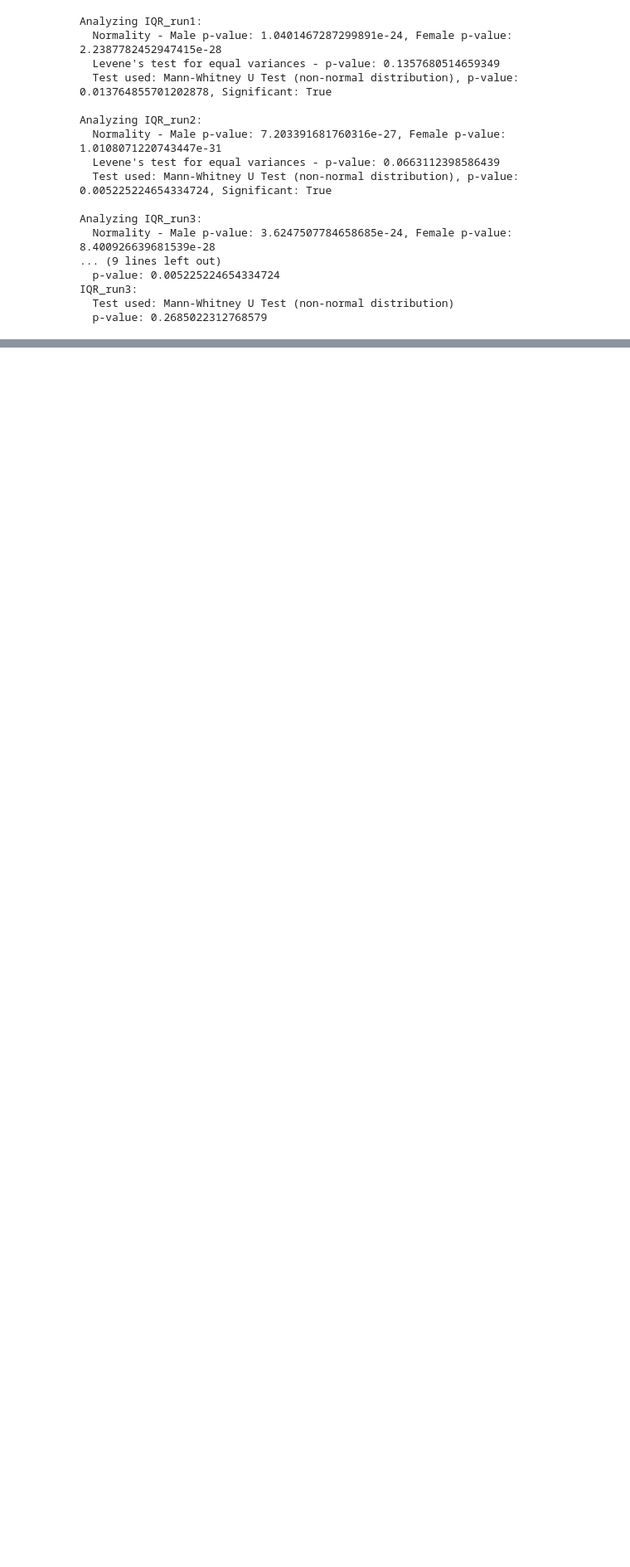
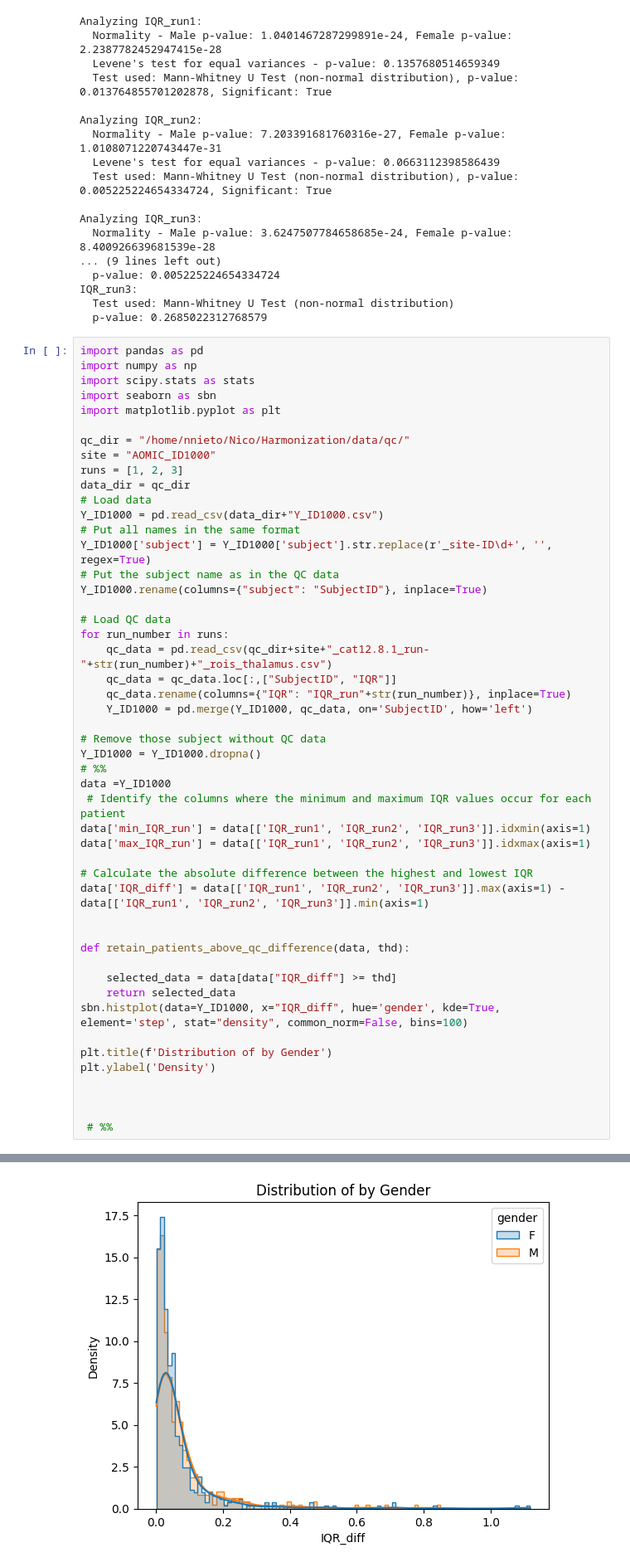
Before and after one commit to N-Nieto/QC, a Jupyter notebook: code/old/AOMIC_QC_distribution_plot.ipynb, the cells around one changed output, grey strips where cells are left out. Shown: that part at 83% size. Saved outputs shown, nothing was run; the diff lists cells and outputs as text; blank space fills up the shorter version.

```diff
--- a/code/plots/AOMIC_QC_distribution_plot.ipynb
+++ b/code/old/AOMIC_QC_distribution_plot.ipynb
@@ -180,3 +180,53 @@ Analyzing IQR_run3:
 IQR_run3:
   Test used: Mann-Whitney U Test (non-normal distribution)
   p-value: 0.2685022312768579
+# %%
+import pandas as pd
+import numpy as np
+import scipy.stats as stats
+import seaborn as sbn
+import matplotlib.pyplot as plt
+
+qc_dir = "/home/nnieto/Nico/Harmonization/data/qc/"
+site = "AOMIC_ID1000"
+runs = [1, 2, 3]
+data_dir = qc_dir
+# Load data
+Y_ID1000 = pd.read_csv(data_dir+"Y_ID1000.csv")
+# Put all names in the same format
+Y_ID1000['subject'] = Y_ID1000['subject'].str.replace(r'_site-ID\d+', '', regex=True)
+# Put the subject name as in the QC data
+Y_ID1000.rename(columns={"subject": "SubjectID"}, inplace=True)
+
+# Load QC data
+for run_number in runs:
+    qc_data = pd.read_csv(qc_dir+site+"_cat12.8.1_run-"+str(run_number)+"_rois_thalamus.csv")
+    qc_data = qc_data.loc[:,["SubjectID", "IQR"]]
+    qc_data.rename(columns={"IQR": "IQR_run"+str(run_number)}, inplace=True)
+    Y_ID1000 = pd.merge(Y_ID1000, qc_data, on='SubjectID', how='left')
+
+# Remove those subject without QC data
+Y_ID1000 = Y_ID1000.dropna()
+# %%
+data =Y_ID1000
+ # Identify the columns where the minimum and maximum IQR values occur for each patient
+data['min_IQR_run'] = data[['IQR_run1', 'IQR_run2', 'IQR_run3']].idxmin(axis=1)
+data['max_IQR_run'] = data[['IQR_run1', 'IQR_run2', 'IQR_run3']].idxmax(axis=1)
+
+# Calculate the absolute difference between the highest and lowest IQR
+data['IQR_diff'] = data[['IQR_run1', 'IQR_run2', 'IQR_run3']].max(axis=1) - data[['IQR_run1', 'IQR_run2', 'IQR_run3']].min(axis=1)
+
+
+def retain_patients_above_qc_difference(data, thd):
+
+    selected_data = data[data["IQR_diff"] >= thd]
+    return selected_data
+sbn.histplot(data=Y_ID1000, x="IQR_diff", hue='gender', kde=True, element='step', stat="density", common_norm=False, bins=100)
+
+plt.title(f'Distribution of by Gender')
+plt.ylabel('Density')
+
+
+
+ # %%
+# %% [output]
@@ -182,0 +234 @@ IQR_run3:
+[figure, added]
```
Also changed, not shown: parts of 2 cells of this notebook, 49 other files.
